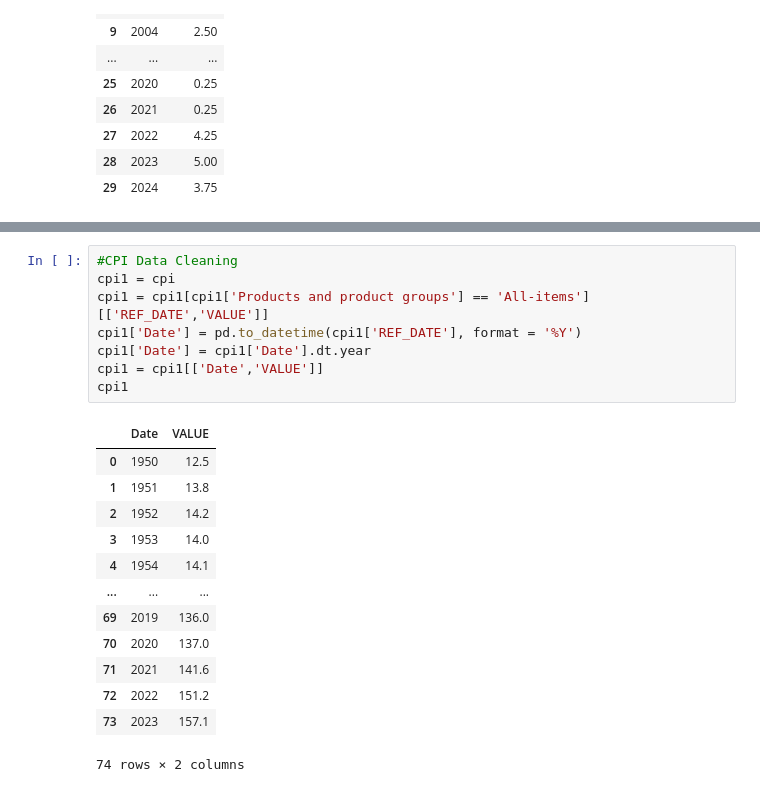
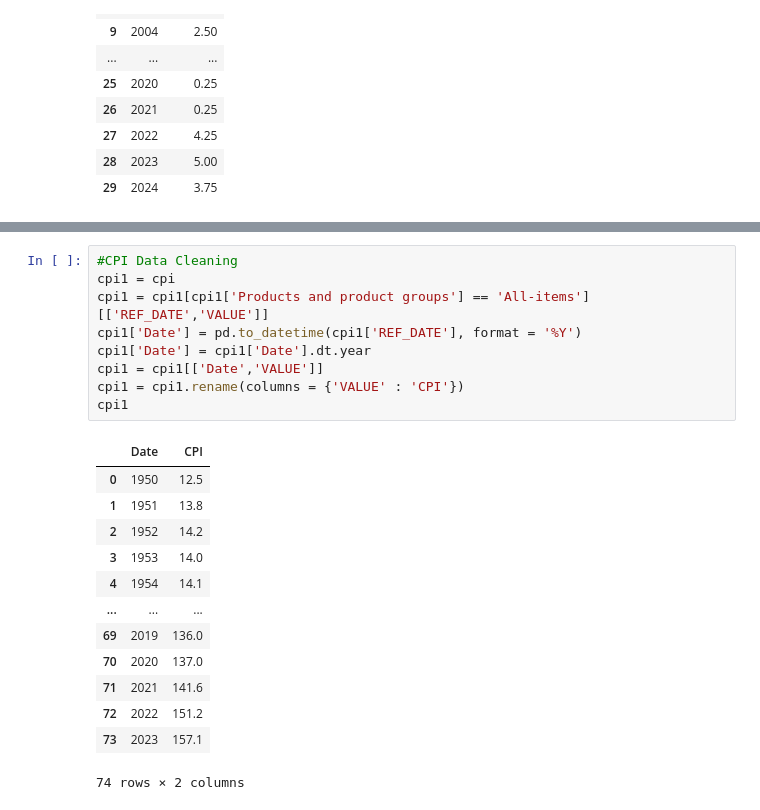
Before and after one commit to whoisusmanali/Digital-Transformation-in-Banking-Industry, a Jupyter notebook: Analysis and Models/Regression Analysis.ipynb, the cells around one changed output, grey strips where cells are left out. Drawn from its saved outputs; the diff is of its cells as text.

```diff
--- a/Analysis and Models/Regression Analysis.ipynb
+++ b/Analysis and Models/Regression Analysis.ipynb
@@ -193,13 +197,14 @@ gdp1
 # %%
 #CPI Data Cleaning
 cpi1 = cpi
 cpi1 = cpi1[cpi1['Products and product groups'] == 'All-items'][['REF_DATE','VALUE']]
 cpi1['Date'] = pd.to_datetime(cpi1['REF_DATE'], format = '%Y')
 cpi1['Date'] = cpi1['Date'].dt.year
 cpi1 = cpi1[['Date','VALUE']]
+cpi1 = cpi1.rename(columns = {'VALUE' : 'CPI'})
 cpi1
 # %% [output]
-|  | Date | VALUE |
+|  | Date | CPI |
 | 0 | 1950 | 12.5 |
 | 1 | 1951 | 13.8 |
 | 2 | 1952 | 14.2 |
```
Also changed, not shown: parts of 5 cells of this notebook.
